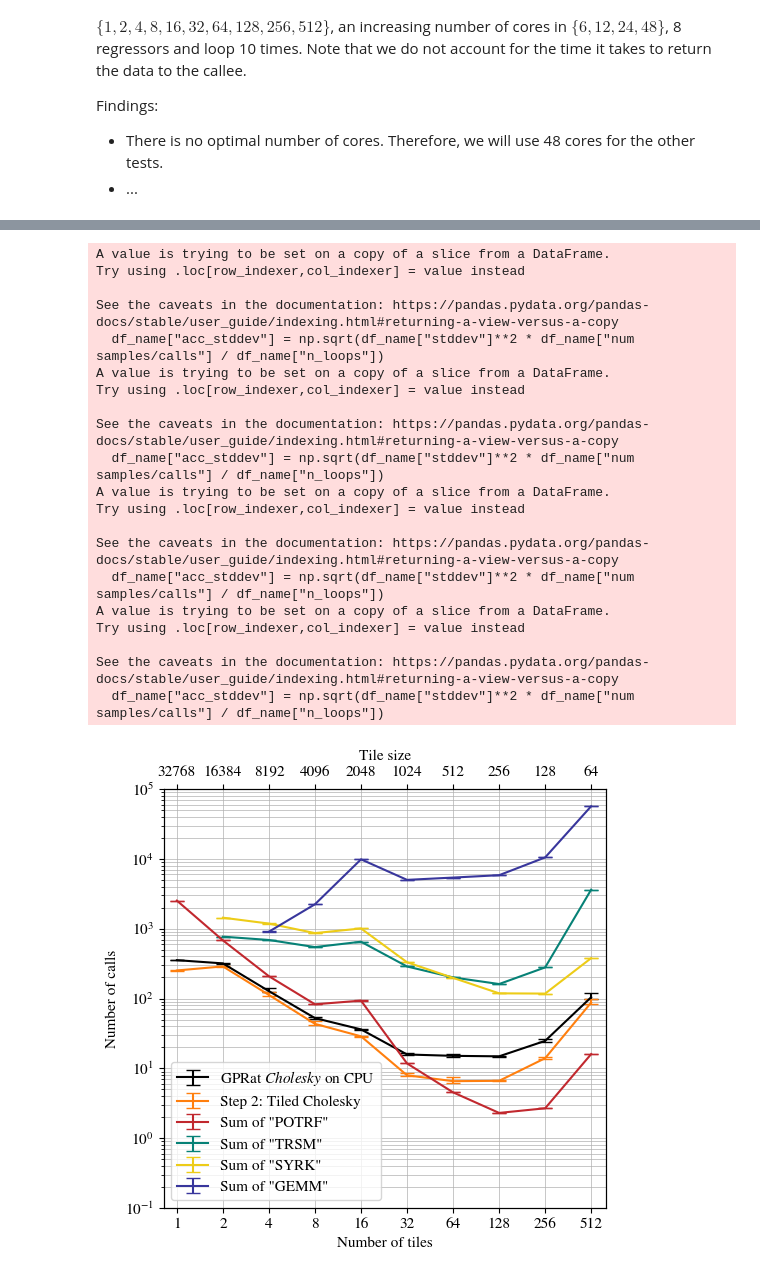
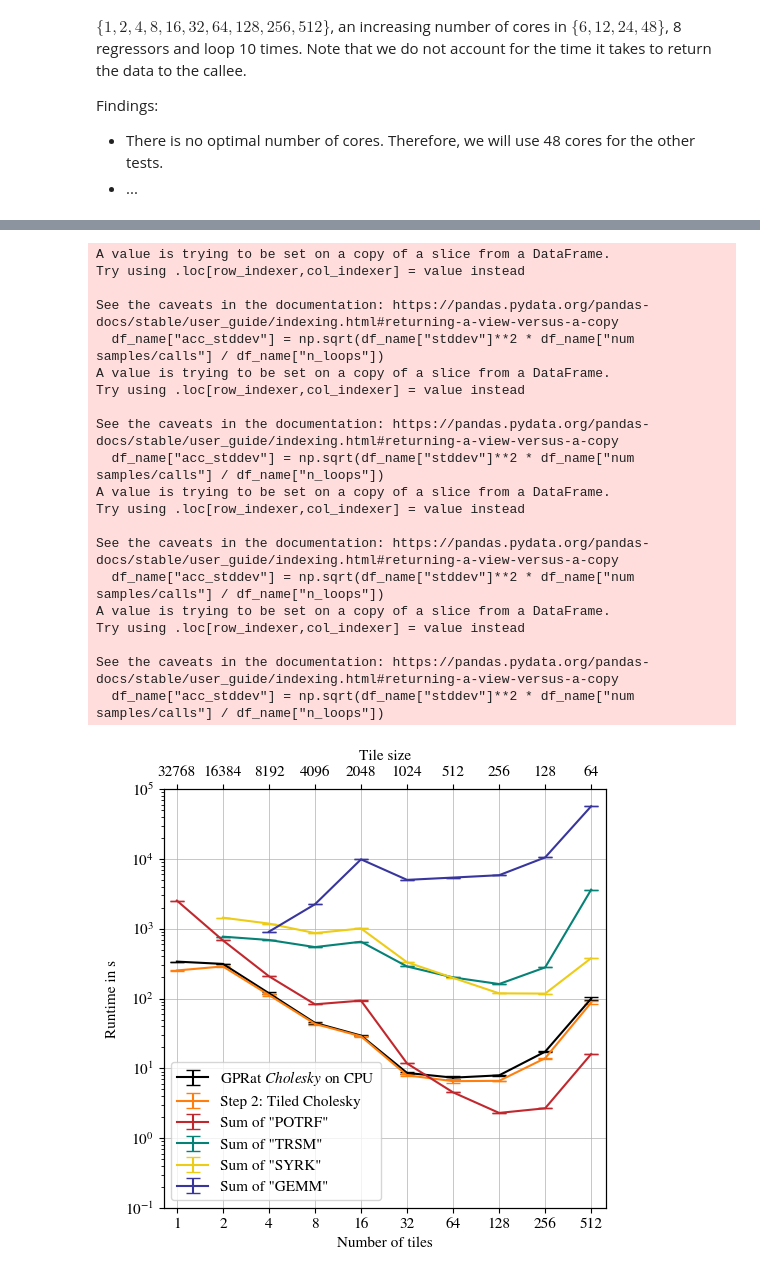
Before and after one commit to moellh/GPRat, a Jupyter notebook: 1-2-cholesky-cpu.ipynb, the cells around one changed output, grey strips where cells are left out. Drawn from its saved outputs; the diff is of its cells as text; code cells hidden in the pictures.

```diff
--- a/1-2-cholesky-cpu.ipynb
+++ b/1-2-cholesky-cpu.ipynb
@@ -208,7 +195,7 @@ fig.savefig("./pdf/cholesky-cpu-steps.pdf")
 n_train = 32768
 n_cores = 48
 
-fig, ax = plt.subplots(figsize=(5, 3.333))
+fig, ax = plt.subplots(figsize=(5, 3.5))
 ax_top = ax.twiny()
 
 xticks = df_cholesky["n_tiles"].unique()
@@ -216,11 +203,12 @@ tile_sizes = n_train / xticks
 ax.set_xlim(0.82, 640)
 ax.set_ylim(0.045, 4.5*10**2)
 ax.set_xlabel("Number of tiles")
-ax.set_ylabel("Number of calls")
+ax.set_ylabel("Runtime in s")
 ax.set_xscale("log", base=2)
 ax.set_yscale("log", base=10)
 ax.set_xticks(xticks, [int(x) for x in xticks])
 ax.grid(True, which="both")
+ax.grid(False, which="minor")
 
 ax_top.set_xlim(ax.get_xlim())
 ax_top.set_ylim(ax.get_ylim())
@@ -229,21 +217,21 @@ ax_top.set_xlabel("Tile size")
 ax_top.set_xticks(xticks, [int(tile_size) for tile_size in tile_sizes])
 
 df_cholesky_48 = df_cholesky[df_cholesky["n_cores"] == n_cores]
-lower, upper = confidence_error(df_cholesky_48, 0.95)
+err = utils.confidence_error(df_cholesky_48, 0.95)
 plt.errorbar(
     df_cholesky_48["n_tiles"],
     df_cholesky_48["mean"] / 10**9,
-    yerr=[lower / 10**9, upper / 10**9],
+    yerr=err / 10**9,
     color="black",
     label=r"GPRat $\it{Cholesky}$ on CPU",
 )
 
 df_step_assembly = df_steps[df_steps["name"] == "cholesky_step assembly"]
-lower, upper = confidence_error(df_step_assembly, 0.95)
+err = utils.confidence_error(df_step_assembly, 0.95)
 plt.errorbar(
     df_step_assembly["n_tiles"],
     df_step_assembly["mean"] / 10**9,
-    yerr=[lower / 10**9, upper / 10**9],
+    yerr=err / 10**9,
     label=r"Step 1: Assemble $\mathbf{K}$-tiles",
 )
 
@@ -258,11 +246,11 @@ names_steps_legend = [
 for i, (name, legend_name) in enumerate(zip(names_blas, names_steps_legend)):
     df_name = df_steps[df_steps["name"] == name]
     df_name["acc_stddev"] = np.sqrt(df_name["stddev"]**2 * df_name["num samples/calls"] / df_name["n_loops"])
-    lower, upper = confidence_error(df_name, 0.95, "acc_stddev")
+    err = utils.confidence_error(df_name, 0.95, "acc_stddev")
     plt.errorbar(
         df_name["n_tiles"],
         df_name["mean"] / 10**9 * df_name["num samples/calls"] / 10,
-        yerr=[lower / 10**9, upper / 10**9],
+        yerr=err / 10**9,
         label=r'Sum of "Assemble $\mathbf{K}$-tile"',
         color="tab:green",
     )
@@ -291,11 +279,12 @@ tile_sizes = n_train / xticks
 ax.set_xlim(0.82, 640)
 ax.set_ylim(0.1, 10**5)
 ax.set_xlabel("Number of tiles")
-ax.set_ylabel("Number of calls")
+ax.set_ylabel("Runtime in s")
 ax.set_xscale("log", base=2)
 ax.set_yscale("log", base=10)
 ax.set_xticks(xticks, [int(x) for x in xticks])
 ax.grid(True, which="both")
+ax.grid(False, which="minor")
 
 ax_top.set_xlim(ax.get_xlim())
 ax_top.set_ylim(ax.get_ylim())
@@ -304,22 +293,22 @@ ax_top.set_xlabel("Tile size")
 ax_top.set_xticks(xticks, [int(tile_size) for tile_size in tile_sizes])
 
 df_cholesky_48 = df_cholesky[df_cholesky["n_cores"] == n_cores]
-lower, upper = confidence_error(df_cholesky_48, 0.95)
+err = utils.confidence_error(df_cholesky_48, 0.95)
 plt.errorbar(
     df_cholesky_48["n_tiles"],
     df_cholesky_48["mean"] / 10**9,
-    yerr=[lower / 10**9, upper / 10**9],
+    yerr=err / 10**9,
     color="black",
     label=r"GPRat $\it{Cholesky}$ on CPU",
 )
 
 name = "cholesky_step cholesky"
 label = "Step 2: Tiled Cholesky"
-lower, upper = confidence_error(df_steps[df_steps["name"] == name], 0.95)
+err = utils.confidence_error(df_steps[df_steps["name"] == name], 0.95)
 plt.errorbar(
     df_steps[df_steps["name"] == name]["n_tiles"],
     df_steps[df_steps["name"] == name]["mean"] / 10**9,
-    yerr=[lower / 10**9, upper / 10**9],
+    yerr=err / 10**9,
     label=f"{label}",
     color="tab:orange",
     )
@@ -346,39 +335,39 @@ colors = [
 for name, legend_name, color in zip(names_blas, names_steps_legend, colors):
     df_name = df_steps[df_steps["name"] == name]
     df_name["acc_stddev"] = np.sqrt(df_name["stddev"]**2 * df_name["num samples/calls"] / df_name["n_loops"])
-    lower, upper = confidence_error(df_name, 0.95)
+    err = utils.confidence_error(df_name, 0.95)
     plt.errorbar(
         df_steps[df_steps["name"] == name]["n_tiles"],
         df_steps[df_steps["name"] == name]["mean"]
         / 10**9
         * df_steps[df_steps["name"] == name]["num samples/calls"],
-        yerr=[lower / 10**9, upper / 10**9],
+        yerr=err / 10**9,
         label=f"{legend_name}",
         color=color,
     )
 
 plt.legend(loc="lower left")
 plt.tight_layout(pad=0)
 plt.savefig("./pdf/cholesky-cpu-blas.pdf")
 # %% [output]
 A value is trying to be set on a copy of a slice from a DataFrame.
 Try using .loc[row_indexer,col_indexer] = value instead
 
 See the caveats in the documentation: https://pandas.pydata.org/pandas-docs/stable/user_guide/indexing.html#returning-a-view-versus-a-copy
   df_name["acc_stddev"] = np.sqrt(df_name["stddev"]**2 * df_name["num samples/calls"] / df_name["n_loops"])
 A value is trying to be set on a copy of a slice from a DataFrame.
 Try using .loc[row_indexer,col_indexer] = value instead
 
 See the caveats in the documentation: https://pandas.pydata.org/pandas-docs/stable/user_guide/indexing.html#returning-a-view-versus-a-copy
   df_name["acc_stddev"] = np.sqrt(df_name["stddev"]**2 * df_name["num samples/calls"] / df_name["n_loops"])
 A value is trying to be set on a copy of a slice from a DataFrame.
 Try using .loc[row_indexer,col_indexer] = value instead
 
 See the caveats in the documentation: https://pandas.pydata.org/pandas-docs/stable/user_guide/indexing.html#returning-a-view-versus-a-copy
   df_name["acc_stddev"] = np.sqrt(df_name["stddev"]**2 * df_name["num samples/calls"] / df_name["n_loops"])
 A value is trying to be set on a copy of a slice from a DataFrame.
 Try using .loc[row_indexer,col_indexer] = value instead
 
 See the caveats in the documentation: https://pandas.pydata.org/pandas-docs/stable/user_guide/indexing.html#returning-a-view-versus-a-copy
   df_name["acc_stddev"] = np.sqrt(df_name["stddev"]**2 * df_name["num samples/calls"] / df_name["n_loops"])
-[figure, old version]
+[figure, new version]
```
Also changed, not shown: parts of 3 cells of this notebook, 46 other files.
